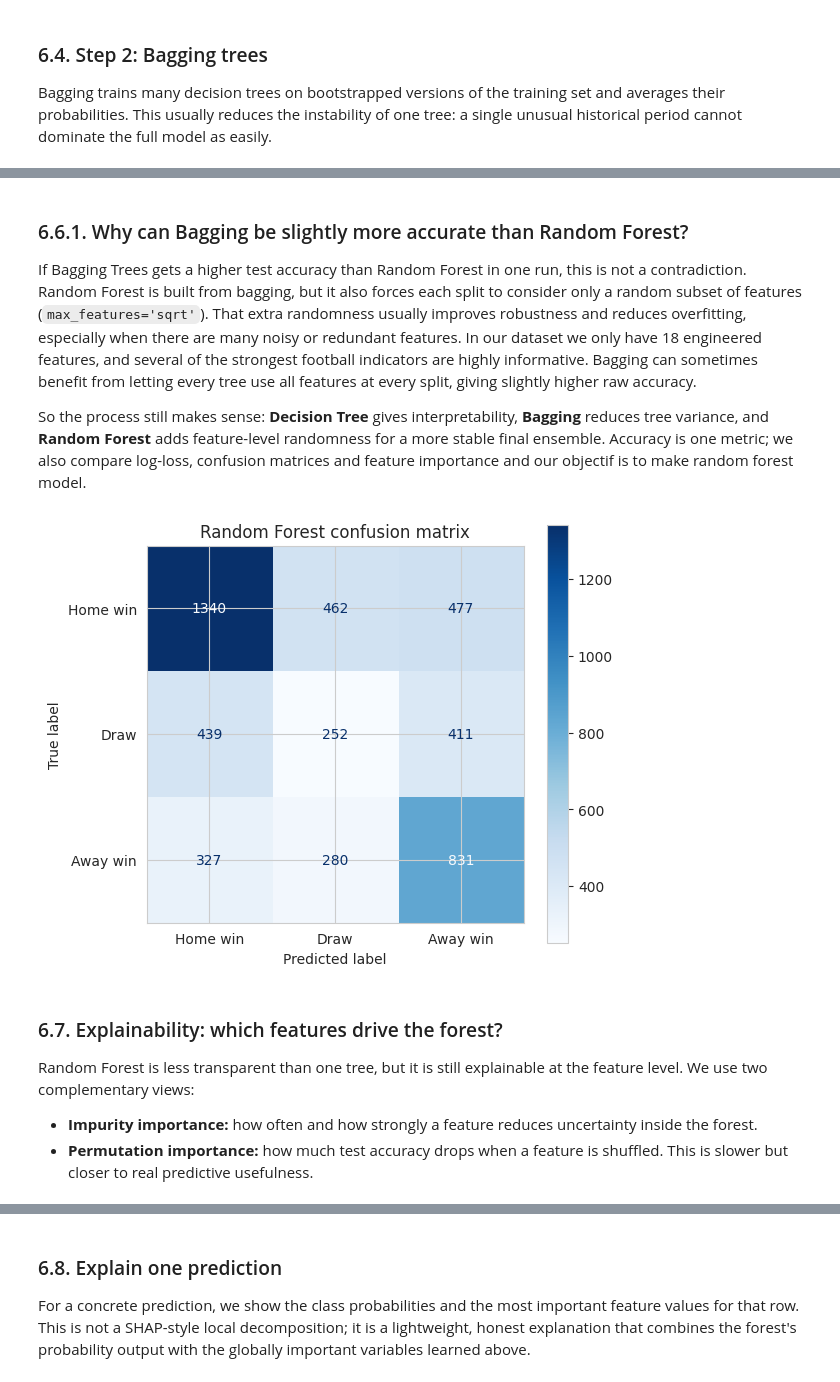
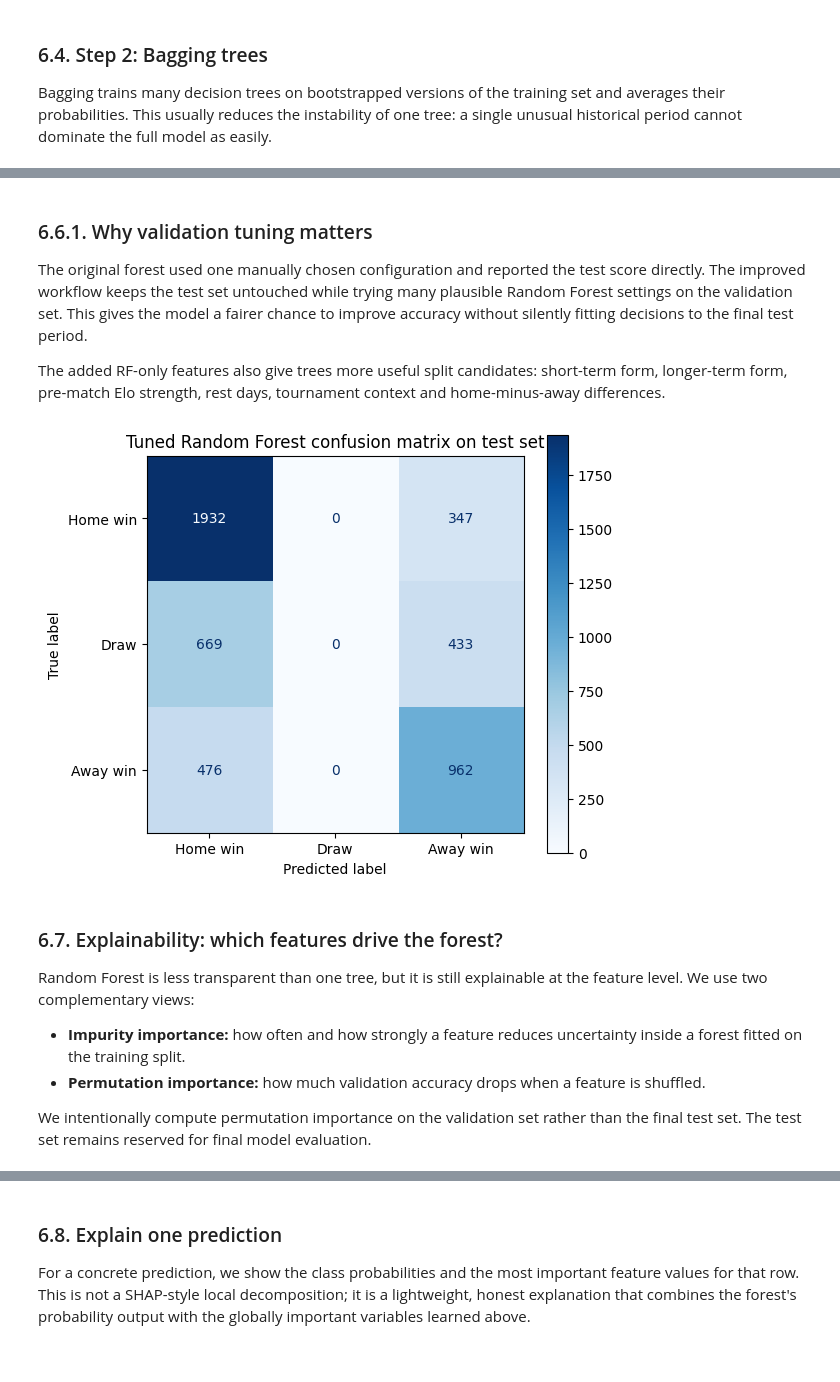
Before and after one commit to Am1neX/Project_INFOH410, a Jupyter notebook: notebooks/football_prediction.ipynb, the cells around one changed output, grey strips where cells are left out. Cells and saved outputs as stored; diff of their text form; code cells hidden in the pictures.

```diff
--- a/notebooks/football_prediction.ipynb
+++ b/notebooks/football_prediction.ipynb
@@ -1538,33 +1868,43 @@ Accuracy alone can hide weak behaviour on draws or away wins, so every tree mode
 # %%
-def evaluate_classifier(name, model, X_train_data=X_train_tree, y_train_data=y_train_tree, X_test_data=X_test_tree, y_test_data=y_test_tree):
-    """Train a classifier and report both fit quality and test performance."""
-    model.fit(X_train_data, y_train_data)
 
+def evaluate_fitted_classifier(name, model, X_train_data, y_train_data, X_eval_data, y_eval_data, eval_label):
+    """Report fit quality and performance on one evaluation split."""
     train_pred = model.predict(X_train_data)
-    test_pred = model.predict(X_test_data)
-    test_proba = model.predict_proba(X_test_data)
+    eval_pred = model.predict(X_eval_data)
+    eval_proba = model.predict_proba(X_eval_data)
 
     metrics = {
         'model': name,
+        'evaluation_set': eval_label,
         'train_accuracy': accuracy_score(y_train_data, train_pred),
-        'test_accuracy': accuracy_score(y_test_data, test_pred),
-        'test_log_loss': log_loss(y_test_data, test_proba, labels=model.classes_),
+        'eval_accuracy': accuracy_score(y_eval_data, eval_pred),
+        'eval_log_loss': log_loss(y_eval_data, eval_proba, labels=model.classes_),
     }
 
-    print(f"{name}")
+    print(f'{name} ({eval_label})')
     print(f"  Train accuracy: {metrics['train_accuracy']*100:.2f}%")
-    print(f"  Test accuracy:  {metrics['test_accuracy']*100:.2f}%")
-    print(f"  Test log-loss:  {metrics['test_log_loss']:.4f}")
-    print("\nClassification report on the test set:")
-    print(classification_report(y_test_data, test_pred, labels=CLASS_ORDER, zero_division=0))
+    print(f"  {eval_label} accuracy:  {metrics['eval_accuracy']*100:.2f}%")
+    print(f"  {eval_label} log-loss:  {metrics['eval_log_loss']:.4f}")
+    print(f'\nClassification report on the {eval_label.lower()} set:')
+    print(classification_report(y_eval_data, eval_pred, labels=CLASS_ORDER, zero_division=0))
 
-    return metrics, test_pred, test_proba
+    return metrics, eval_pred, eval_proba
+
+
+def evaluate_classifier(name, model, X_train_data=X_train_tree, y_train_data=y_train_tree, X_eval_data=X_val_tree, y_eval_data=y_val_tree, eval_label='Validation'):
+    """Train a classifier and report validation performance by default."""
+    model.fit(X_train_data, y_train_data)
+    return evaluate_fitted_classifier(name, model, X_train_data, y_train_data, X_eval_data, y_eval_data, eval_label)
+
 
 majority_class = y_train_tree.mode()[0]
-baseline_pred = np.repeat(majority_class, len(y_test_tree))
-baseline_accuracy = accuracy_score(y_test_tree, baseline_pred)
+baseline_val_pred = np.repeat(majority_class, len(y_val_tree))
+baseline_test_pred = np.repeat(majority_class, len(y_test_tree))
+baseline_val_accuracy = accuracy_score(y_val_tree, baseline_val_pred)
+baseline_test_accuracy = accuracy_score(y_test_tree, baseline_test_pred)
 
 print(f"Majority-class baseline: always predict '{majority_class}'")
-print(f"Baseline test accuracy: {baseline_accuracy*100:.2f}%")
+print(f'Baseline validation accuracy: {baseline_val_accuracy*100:.2f}%')
+print(f'Baseline test accuracy:       {baseline_test_accuracy*100:.2f}%')
 # %% [output]
 Majority-class baseline: always predict 'H'
@@ -1747,29 +2352,34 @@ display(
 # %% [markdown]
-### 6.6.1. Why can Bagging be slightly more accurate than Random Forest?
 
-If Bagging Trees gets a higher test accuracy than Random Forest in one run, this is not a contradiction. Random Forest is built from bagging, but it also forces each split to consider only a random subset of features (`max_features='sqrt'`). That extra randomness usually improves robustness and reduces overfitting, especially when there are many noisy or redundant features. In our dataset we only have 18 engineered features, and several of the strongest football indicators are highly informative. Bagging can sometimes benefit from letting every tree use all features at every split, giving slightly higher raw accuracy.
+### 6.6.1. Why validation tuning matters
 
-So the process still makes sense: **Decision Tree** gives interpretability, **Bagging** reduces tree variance, and **Random Forest** adds feature-level randomness for a more stable final ensemble. Accuracy is one metric; we also compare log-loss, confusion matrices and feature importance and our objectif is to make random forest model.
+The original forest used one manually chosen configuration and reported the test score directly. The improved workflow keeps the test set untouched while trying many plausible Random Forest settings on the validation set. This gives the model a fairer chance to improve accuracy without silently fitting decisions to the final test period.
+
+The added RF-only features also give trees more useful split candidates: short-term form, longer-term form, pre-match Elo strength, rest days, tournament context and home-minus-away differences.
 # %%
+
 fig, ax = plt.subplots(figsize=(6, 5))
 ConfusionMatrixDisplay.from_predictions(
     y_test_tree,
     rf_pred,
     labels=CLASS_ORDER,
     display_labels=['Home win', 'Draw', 'Away win'],
     cmap='Blues',
     values_format='d',
     ax=ax,
 )
-ax.set_title('Random Forest confusion matrix')
+ax.set_title('Tuned Random Forest confusion matrix on test set')
 plt.tight_layout()
 plt.show()
 # %% [output]
-[figure, old version]
+[figure, new version]
 # %% [markdown]
+
 ### 6.7. Explainability: which features drive the forest?
 
 Random Forest is less transparent than one tree, but it is still explainable at the feature level. We use two complementary views:
 
-- **Impurity importance:** how often and how strongly a feature reduces uncertainty inside the forest.
-- **Permutation importance:** how much test accuracy drops when a feature is shuffled. This is slower but closer to real predictive usefulness.
+- **Impurity importance:** how often and how strongly a feature reduces uncertainty inside a forest fitted on the training split.
+- **Permutation importance:** how much validation accuracy drops when a feature is shuffled.
+
+We intentionally compute permutation importance on the validation set rather than the final test set. The test set remains reserved for final model evaluation.
```
Also changed, not shown: parts of 31 cells of this notebook, 6 other files.
